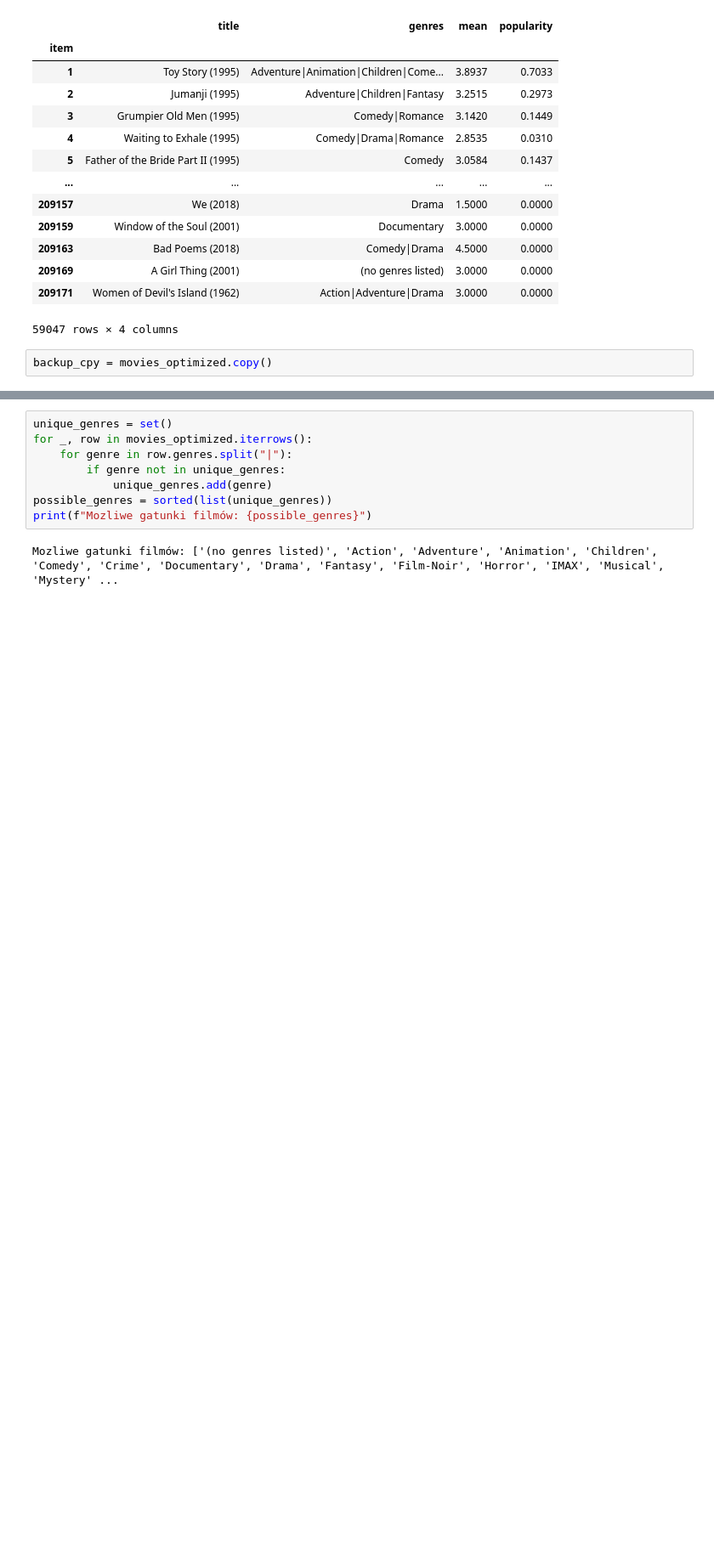
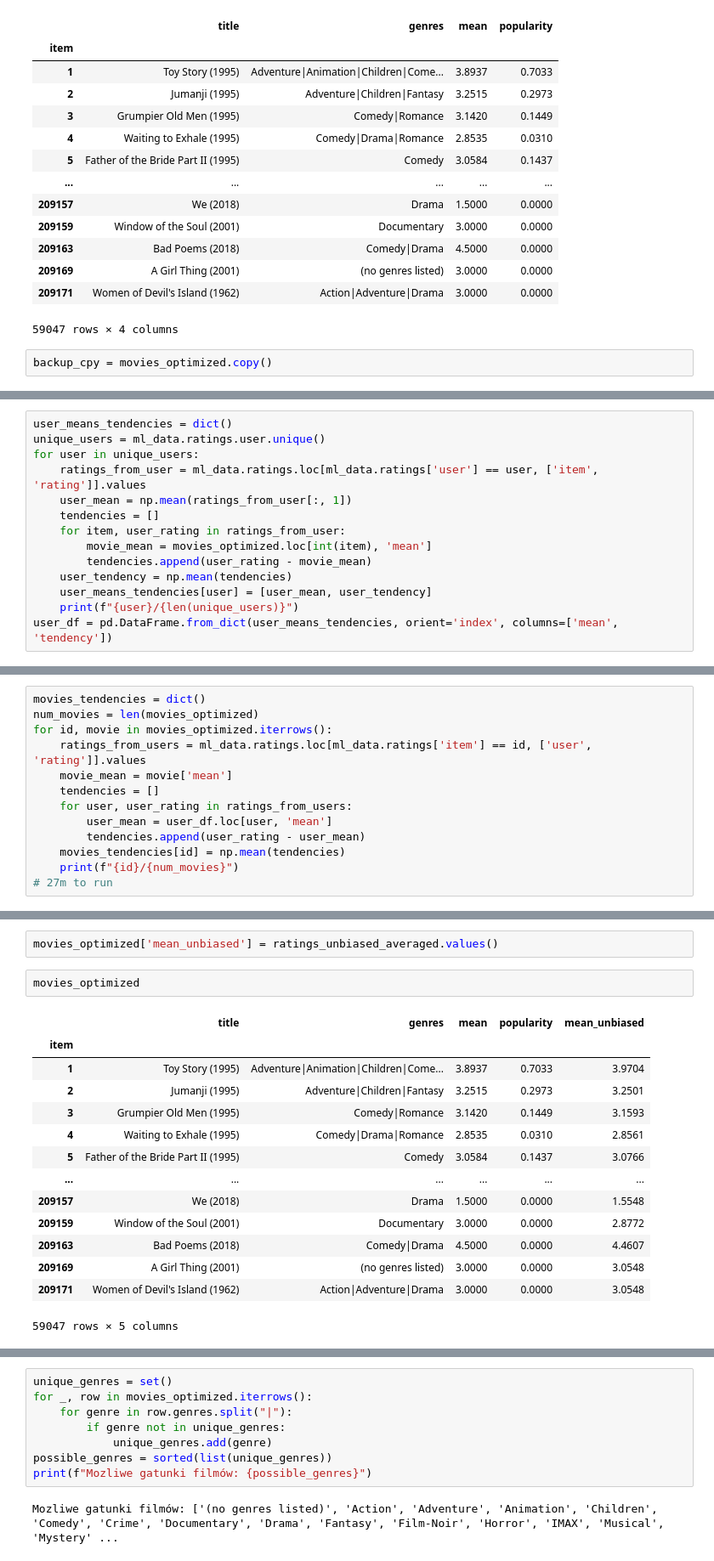
Before and after one commit to Ksmoosh/Recommender, a Jupyter notebook: analyze_data.ipynb, the cells around one changed output, grey strips where cells are left out. Shown: that part at 85% size. Saved outputs shown, nothing was run; the diff lists cells and outputs as text; blank space fills up the shorter version.

```diff
--- a/analyze_data.ipynb
+++ b/analyze_data.ipynb
@@ -232,0 +239,14 @@ backup_cpy = movies_optimized.copy()
+# %%
+user_means_tendencies = dict()
+unique_users = ml_data.ratings.user.unique()
+for user in unique_users:
+    ratings_from_user = ml_data.ratings.loc[ml_data.ratings['user'] == user, ['item', 'rating']].values
+    user_mean = np.mean(ratings_from_user[:, 1])
+    tendencies = []
+    for item, user_rating in ratings_from_user:
+        movie_mean = movies_optimized.loc[int(item), 'mean']
+        tendencies.append(user_rating - movie_mean)
+    user_tendency = np.mean(tendencies)
+    user_means_tendencies[user] = [user_mean, user_tendency]
+    print(f"{user}/{len(unique_users)}")
+user_df = pd.DataFrame.from_dict(user_means_tendencies, orient='index', columns=['mean', 'tendency'])
@@ -232,0 +271,13 @@ backup_cpy = movies_optimized.copy()
+# %%
+movies_tendencies = dict()
+num_movies = len(movies_optimized)
+for id, movie in movies_optimized.iterrows():
+    ratings_from_users = ml_data.ratings.loc[ml_data.ratings['item'] == id, ['user', 'rating']].values
+    movie_mean = movie['mean']
+    tendencies = []
+    for user, user_rating in ratings_from_users:
+        user_mean = user_df.loc[user, 'mean']
+        tendencies.append(user_rating - user_mean)
+    movies_tendencies[id] = np.mean(tendencies)
+    print(f"{id}/{num_movies}")
+# 27m to run
@@ -233 +330,20 @@ backup_cpy = movies_optimized.copy()
+# %%
+movies_optimized['mean_unbiased'] = ratings_unbiased_averaged.values()
+# %%
+movies_optimized
+# %% [output]
+|  | title | genres | mean | popularity | mean_unbiased |
+| item |  |  |  |  |  |
+| 1 | Toy Story (1995) | Adventure|Animation|Children|Come... | 3.8937 | 0.7033 | 3.9704 |
+| 2 | Jumanji (1995) | Adventure|Children|Fantasy | 3.2515 | 0.2973 | 3.2501 |
+| 3 | Grumpier Old Men (1995) | Comedy|Romance | 3.1420 | 0.1449 | 3.1593 |
+| 4 | Waiting to Exhale (1995) | Comedy|Drama|Romance | 2.8535 | 0.0310 | 2.8561 |
+| 5 | Father of the Bride Part II (1995) | Comedy | 3.0584 | 0.1437 | 3.0766 |
+| ... | ... | ... | ... | ... | ... |
+| 209157 | We (2018) | Drama | 1.5000 | 0.0000 | 1.5548 |
+| 209159 | Window of the Soul (2001) | Documentary | 3.0000 | 0.0000 | 2.8772 |
+| 209163 | Bad Poems (2018) | Comedy|Drama | 4.5000 | 0.0000 | 4.4607 |
+| 209169 | A Girl Thing (2001) | (no genres listed) | 3.0000 | 0.0000 | 3.0548 |
+| 209171 | Women of Devil's Island (1962) | Action|Adventure|Drama | 3.0000 | 0.0000 | 3.0548 |
+59047 rows × 5 columns
 # %% [markdown]
```
Also changed, not shown: parts of 13 cells of this notebook.
